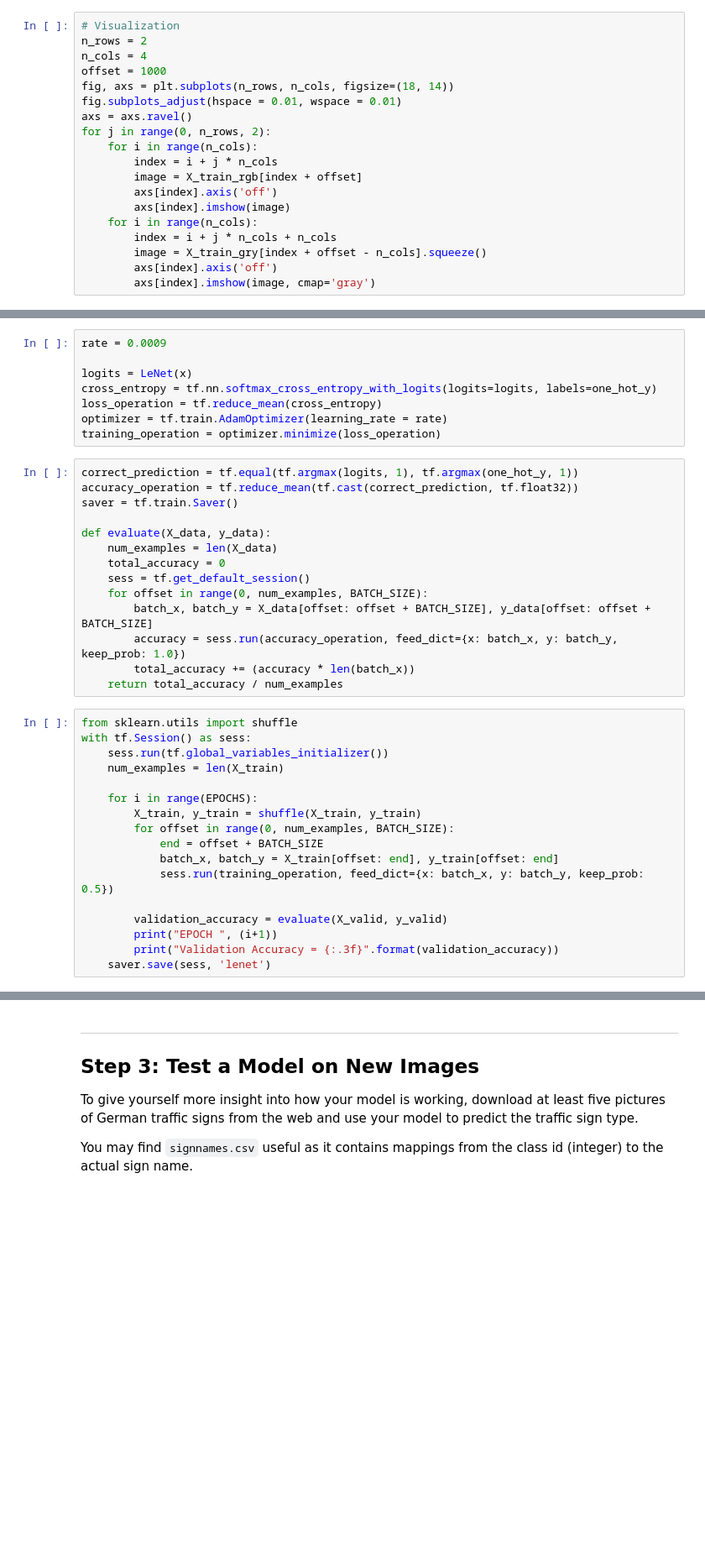
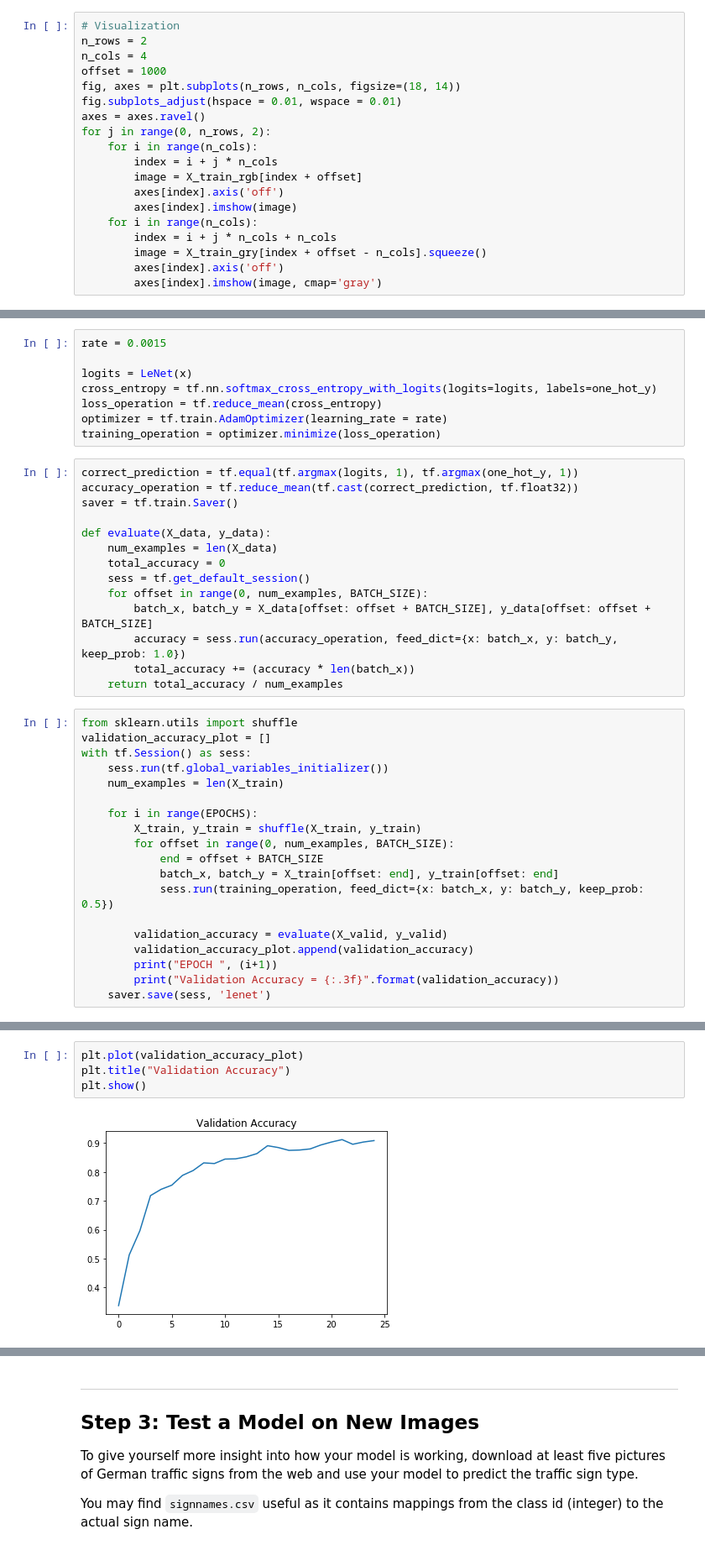
Before and after one commit to a-chauhan/CarND-Traffic-Sign-Classifier-Project, a Jupyter notebook: Traffic_Sign_Classifier.ipynb, the cells around one changed output, grey strips where cells are left out. Shown at 84% size. Cells and saved outputs as stored; diff of their text form; blank space fills up the shorter version.

```diff
--- a/Traffic_Sign_Classifier.ipynb
+++ b/Traffic_Sign_Classifier.ipynb
@@ -192,20 +192,20 @@ Grayscale:  (34799, 32, 32, 1)
 n_rows = 2
 n_cols = 4
 offset = 1000
-fig, axs = plt.subplots(n_rows, n_cols, figsize=(18, 14))
+fig, axes = plt.subplots(n_rows, n_cols, figsize=(18, 14))
 fig.subplots_adjust(hspace = 0.01, wspace = 0.01)
-axs = axs.ravel()
+axes = axes.ravel()
 for j in range(0, n_rows, 2):
     for i in range(n_cols):
         index = i + j * n_cols
         image = X_train_rgb[index + offset]
-        axs[index].axis('off')
-        axs[index].imshow(image)
+        axes[index].axis('off')
+        axes[index].imshow(image)
     for i in range(n_cols):
         index = i + j * n_cols + n_cols
         image = X_train_gry[index + offset - n_cols].squeeze()
-        axs[index].axis('off')
-        axs[index].imshow(image, cmap='gray')
+        axes[index].axis('off')
+        axes[index].imshow(image, cmap='gray')
 # %% [output]
 [figure]
 # %%
@@ -327,7 +327,7 @@ sets imply underfitting. A high accuracy on the training set but low accuracy on
 ### the accuracy on the test set should be calculated and reported as well.
 ### Feel free to use as many code cells as needed.
 # %%
-rate = 0.0009
+rate = 0.0015
 
 logits = LeNet(x)
 cross_entropy = tf.nn.softmax_cross_entropy_with_logits(logits=logits, labels=one_hot_y)
@@ -350,6 +350,7 @@ def evaluate(X_data, y_data):
     return total_accuracy / num_examples
 # %%
 from sklearn.utils import shuffle
+validation_accuracy_plot = []
 with tf.Session() as sess:
     sess.run(tf.global_variables_initializer())
     num_examples = len(X_train)
@@ -362,6 +363,7 @@ with tf.Session() as sess:
             sess.run(training_operation, feed_dict={x: batch_x, y: batch_y, keep_prob: 0.5})
 
         validation_accuracy = evaluate(X_valid, y_valid)
+        validation_accuracy_plot.append(validation_accuracy)
         print("EPOCH ", (i+1))
         print("Validation Accuracy = {:.3f}".format(validation_accuracy))
     saver.save(sess, 'lenet')
@@ -386,3 +388,9 @@ Validation Accuracy = 0.926
+# %%
+plt.plot(validation_accuracy_plot)
+plt.title("Validation Accuracy")
+plt.show()
+# %% [output]
+[figure, added]
 # %%
 with tf.Session() as sess:
     sess.run(tf.global_variables_initializer())
```
Also changed, not shown: parts of 6 cells of this notebook, 3 other files.
